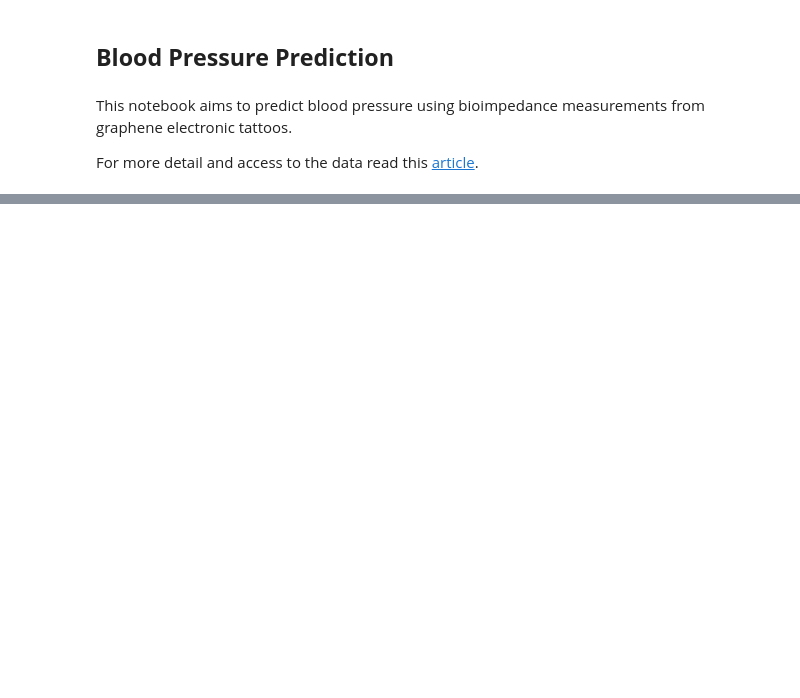
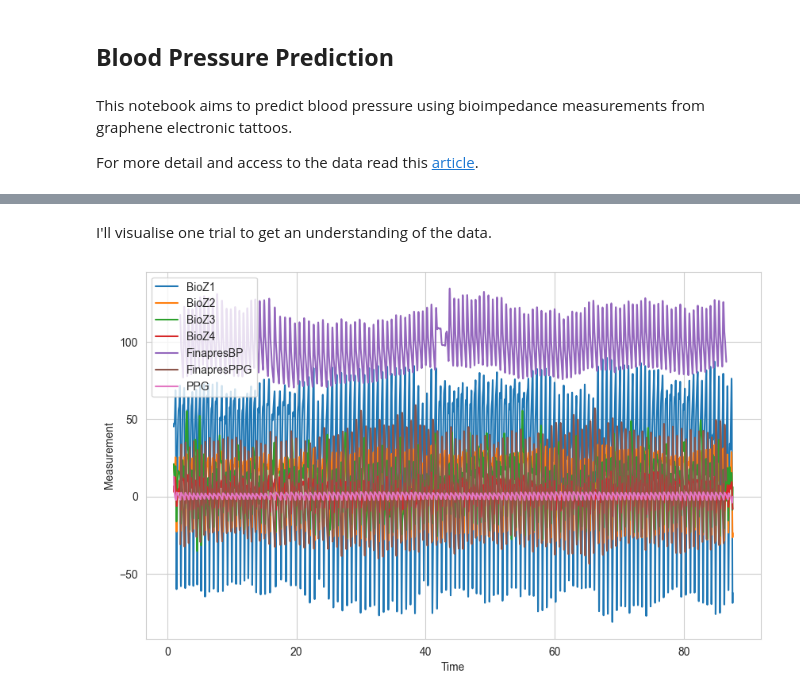
Before and after one commit to Spuced/https-gitlab.compuca4015_predicting_blood_pressure_based_on_bioimpedence, a Jupyter notebook: code/Blood_Pressure_Prediction.ipynb, the cells around one changed output, grey strips where cells are left out. Drawn from its saved outputs; the diff is of its cells as text; code cells hidden in the pictures; blank space fills up the shorter version.

```diff
--- a/code/Blood_Pressure_Prediction.ipynb
+++ b/code/Blood_Pressure_Prediction.ipynb
@@ -45,0 +80,27 @@ for f in csv_files:
+# %%
+df = df.groupby(['Subject', 'SetupType', 'Setup', 'Trial', 'time']).agg('mean').reset_index()
+# %% [markdown]
+I'll visualise one trial to get an understanding of the data.
+# %%
+# Define the columns to plot
+columns_to_plot = ['BioZ1', 'BioZ2', 'BioZ3', 'BioZ4', 'FinapresBP', 'FinapresPPG', 'PPG']
+
+# Filter the DataFrame for Trial 1
+trial1_df = df[df['Trial'] == 'trial01']
+
+# Set the Seaborn Style
+sns.set_style("whitegrid")
+
+# Create the plot
+plt.figure(figsize=(10, 6))
+
+for column in columns_to_plot:
+    sns.lineplot(data=trial1_df, x='time', y=column, label=column)
+
+plt.xlabel('Time')
+plt.ylabel('Measurement')
+plt.legend()
+
+plt.show()
+# %% [output]
+[figure, added]
```
Also changed, not shown: parts of 25 cells of this notebook.
